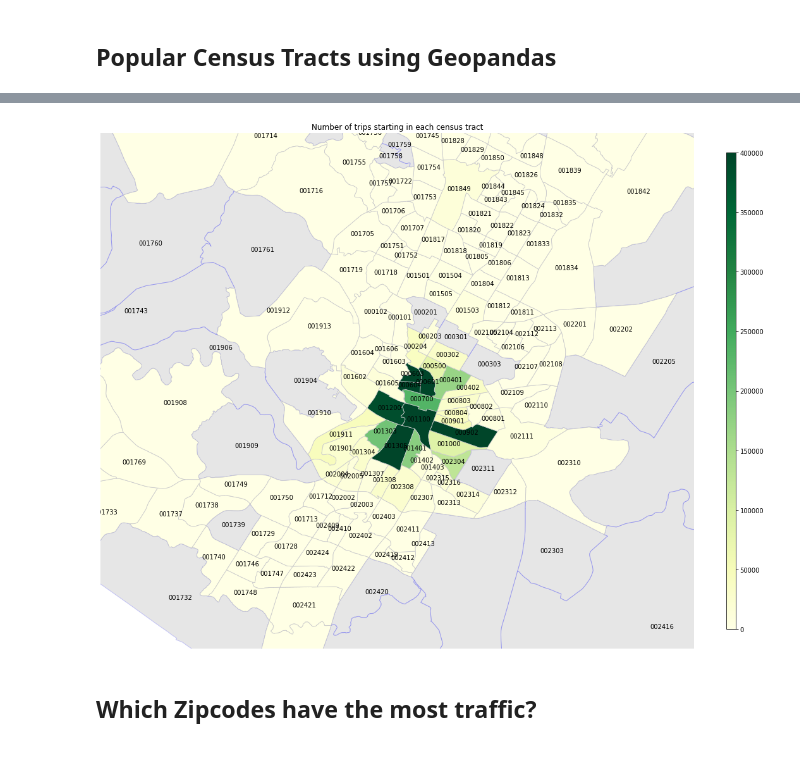
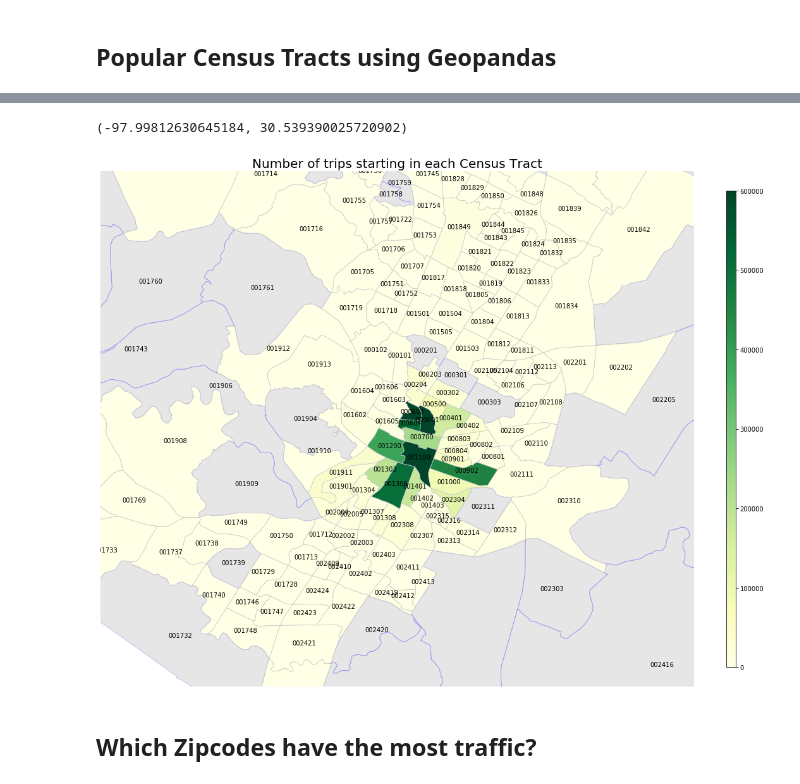
Before and after one commit to sheetalbongale/Scooters-In-Austin-Data-Analysis, a Jupyter notebook: notebooks/shared_mobility_AODP/data_story_sm.ipynb, the cells around one changed output, grey strips where cells are left out. Drawn from its saved outputs; the diff is of its cells as text; code cells hidden in the pictures; blank space fills up the shorter version.

```diff
--- a/notebooks/shared_mobility_AODP/data_story_sm.ipynb
+++ b/notebooks/shared_mobility_AODP/data_story_sm.ipynb
@@ -154,0 +182,4 @@ map_df.head()
+# %%
+get_center_from_polygon(map_df["geometry"][0])
+# %% [output]
+(-97.99812630645184, 30.539390025720902)
@@ -155,45 +190,51 @@ map_df.head()
 # %%
-# Create a chloropleth of census tract starts
+# Create a plot using geopandas andchloropleth of census tract starts
 from shapely.geometry import Point, LineString
 fig, ax = plt.subplots(figsize=(18, 18))
 #ax_start = map_df.plot(color='0.9', figsize=(18, 18))
 
 #census_trip_start['CTIDFP00'] = census_trip_start['Census GEOID Start']
-
 map_df['CTIDFP00'] = map_df['CTIDFP00'].astype('int64')
-map_df['INTPTLAT00'] = map_df['INTPTLAT00'].astype('float64')
-map_df['INTPTLON00'] = map_df['INTPTLON00'].astype('float64')
+map_df[['INTPTLAT00','INTPTLON00']]= map_df[['INTPTLAT00','INTPTLON00']].astype('float64')
 
 # Merge the geodataframe with the census starts dataframe
 starts_plot = map_df.set_index('CTIDFP00').join(census_trip_start, how='inner')
 
-
+vmax_start = 600000
+vmin_start = 0
 # Render the glyphs:
 map_df.plot(ax=ax, color='grey', edgecolor='blue', alpha=0.2)
-starts_plot.plot(ax=ax, column='Census GEOID Start', cmap='YlGn', linewidth=0.8, edgecolor='0.8',
-                 vmax=400000, vmin=0)
+starts_plot.plot(ax=ax,
+                 column='Census GEOID Start',
+                 cmap='YlGn',
+                 linewidth=0.8,
+                 edgecolor='0.8',
+                 vmax=vmax_start,
+                 vmin=vmin_start
+                )
 
 # Label census tracts
 for idx, row in map_df.iterrows():
-    plt.annotate(s=row['TRACTCE00'], xy=(row['INTPTLON00'], row['INTPTLAT00']), horizontalalignment='center',
-                 clip_on=True)
-
+    plt.annotate(s=row['TRACTCE00'],
+                 xy=(row['INTPTLON00'], row['INTPTLAT00']),
+                 horizontalalignment='center',
+                 clip_on=True
+                )
 
 # Set the limits of the plot
 bbox = (-97.919881, -97.589348, 30.139918,30.426626)
 plt.xlim(bbox[0], bbox[1])
 plt.ylim(bbox[2], bbox[3])
 
-
 plt.axis('off')
-plt.title('Number of trips starting in each census tract')
+plt.title('Number of trips starting in each Census Tract',fontsize=20)
 sm_start = plt.cm.ScalarMappable(cmap='YlGn', norm=plt.Normalize(vmin=vmin_start, vmax=vmax_start))
 
 plt.colorbar(sm_start, fraction=0.015, aspect=50)
 
 plt.show()
 # %% [output]
-[figure, old version]
+[figure, new version]
 # %% [markdown]
 ## Which Zipcodes have the most traffic?
 # %%
```
Also changed, not shown: parts of 9 cells of this notebook, 1 other file.
